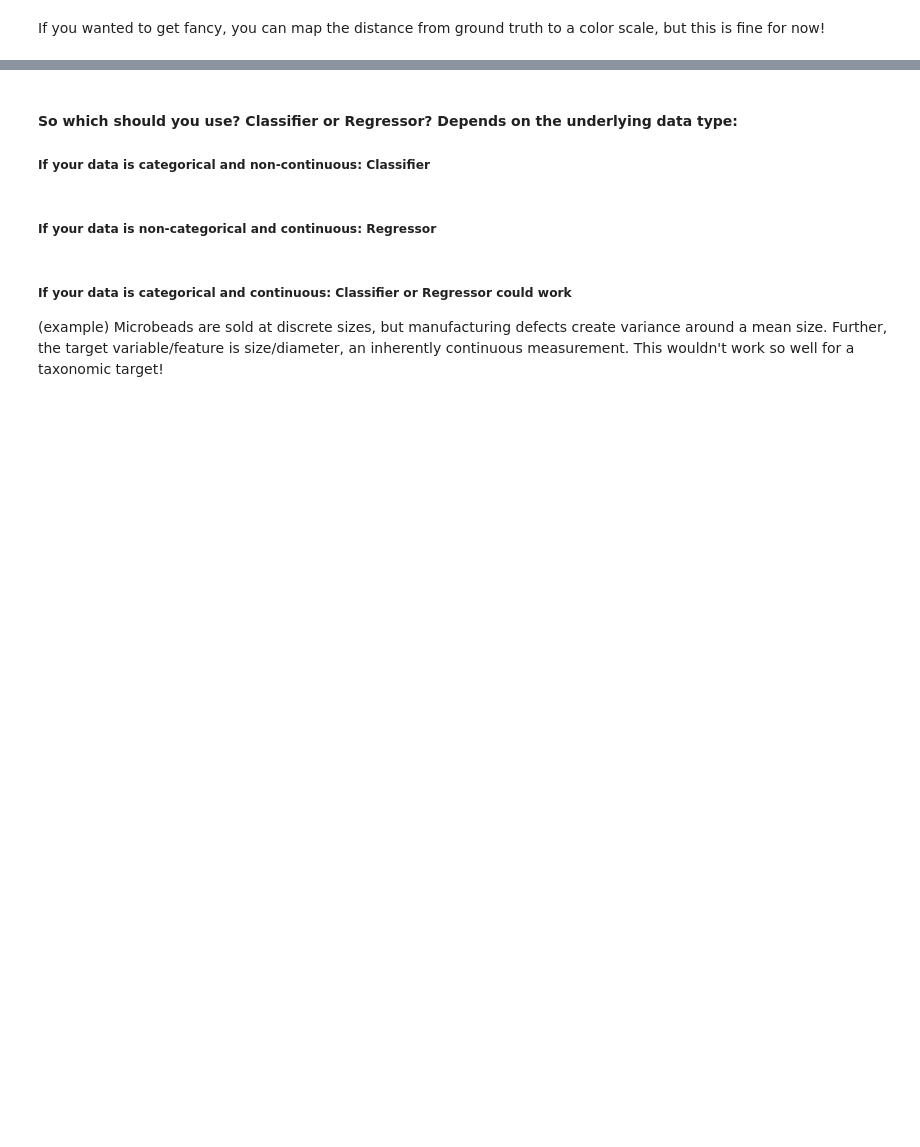
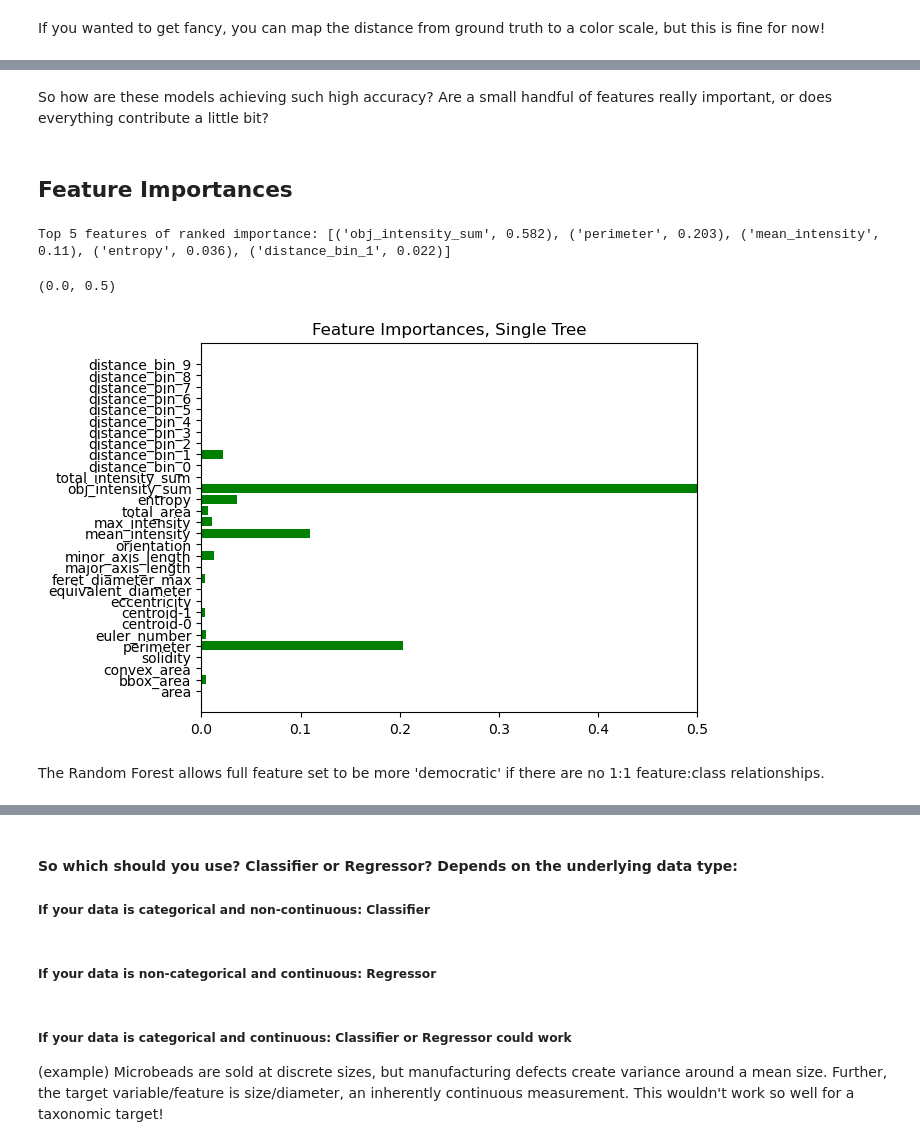
Before and after one commit to bengincley/pintolab_ml_workshop, a Jupyter notebook: ml_workshop_notebook.ipynb, the cells around one changed output, grey strips where cells are left out. Drawn from its saved outputs; the diff is of its cells as text; code cells hidden in the pictures; blank space fills up the shorter version.

```diff
--- a/ml_workshop_notebook.ipynb
+++ b/ml_workshop_notebook.ipynb
@@ -587,0 +550,22 @@ Root Mean Squared Error: 0.3327
+# %% [markdown]
+So how are these models achieving such high accuracy? Are a small handful of features really important, or does everything contribute a little bit?
+# %% [markdown]
+## Feature Importances
+# %%
+# Feature Importances from Decision Tree
+# Find important values
+importances = optitree.feature_importances_
+feature_importances = [(feature, round(importance, 3)) for feature, importance in zip(feature_names_reg, importances)]
+# Sort the feature importances by most important first
+feature_importances = sorted(feature_importances, key = lambda x: x[1], reverse = True)
+print(f"Top 5 features of ranked importance: {feature_importances[0:5]}")
+plt.figure()
+plt.barh(feature_names,importances,color='g')
+plt.title("Feature Importances, Single Tree")
+plt.xlim([0,0.5])
+# %% [output]
+Top 5 features of ranked importance: [('obj_intensity_sum', 0.582), ('perimeter', 0.203), ('mean_intensity', 0.11), ('entropy', 0.036), ('distance_bin_1', 0.022)]
+(0.0, 0.5)
+[figure, added]
+# %% [markdown]
+The Random Forest allows full feature set to be more 'democratic' if there are no 1:1 feature:class relationships.
```
Also changed, not shown: parts of 21 cells of this notebook, 1 other file.
